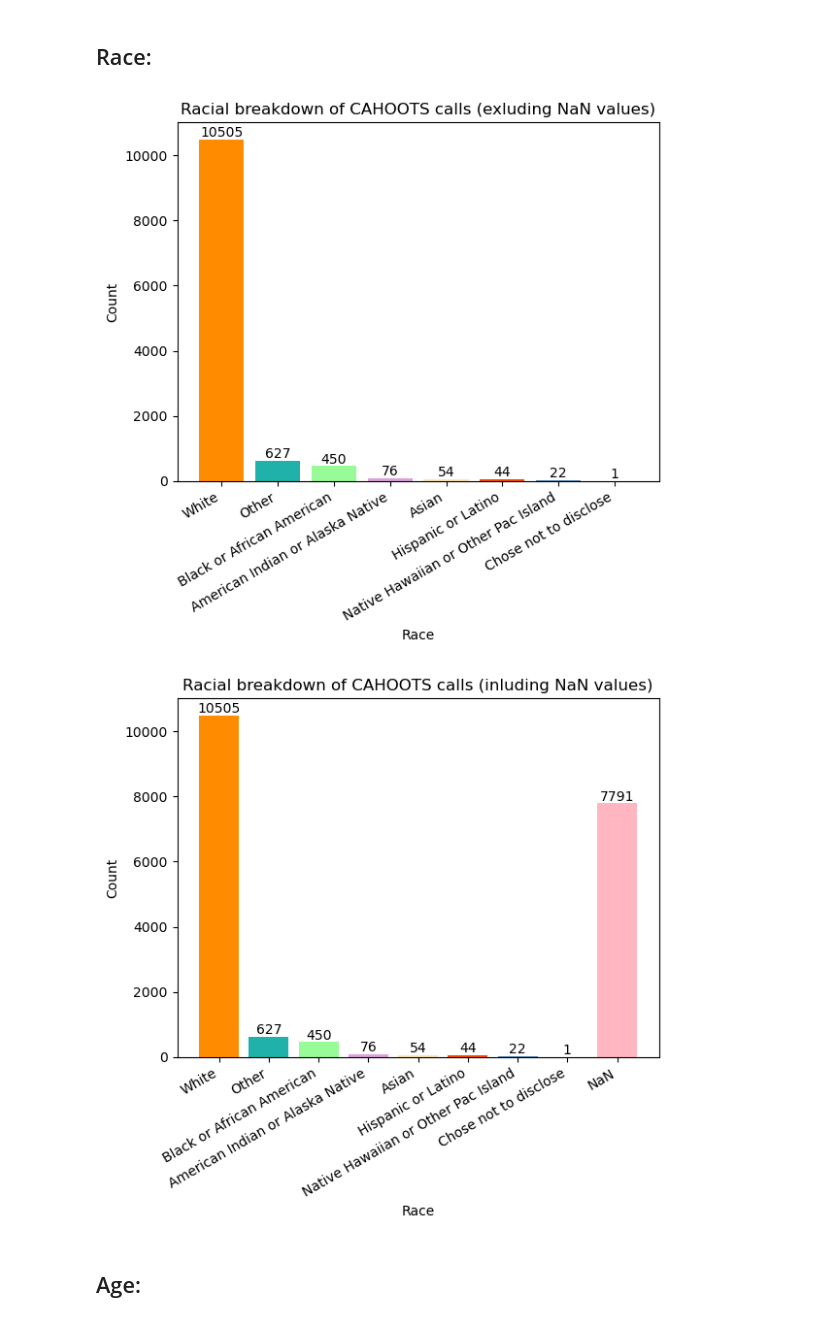
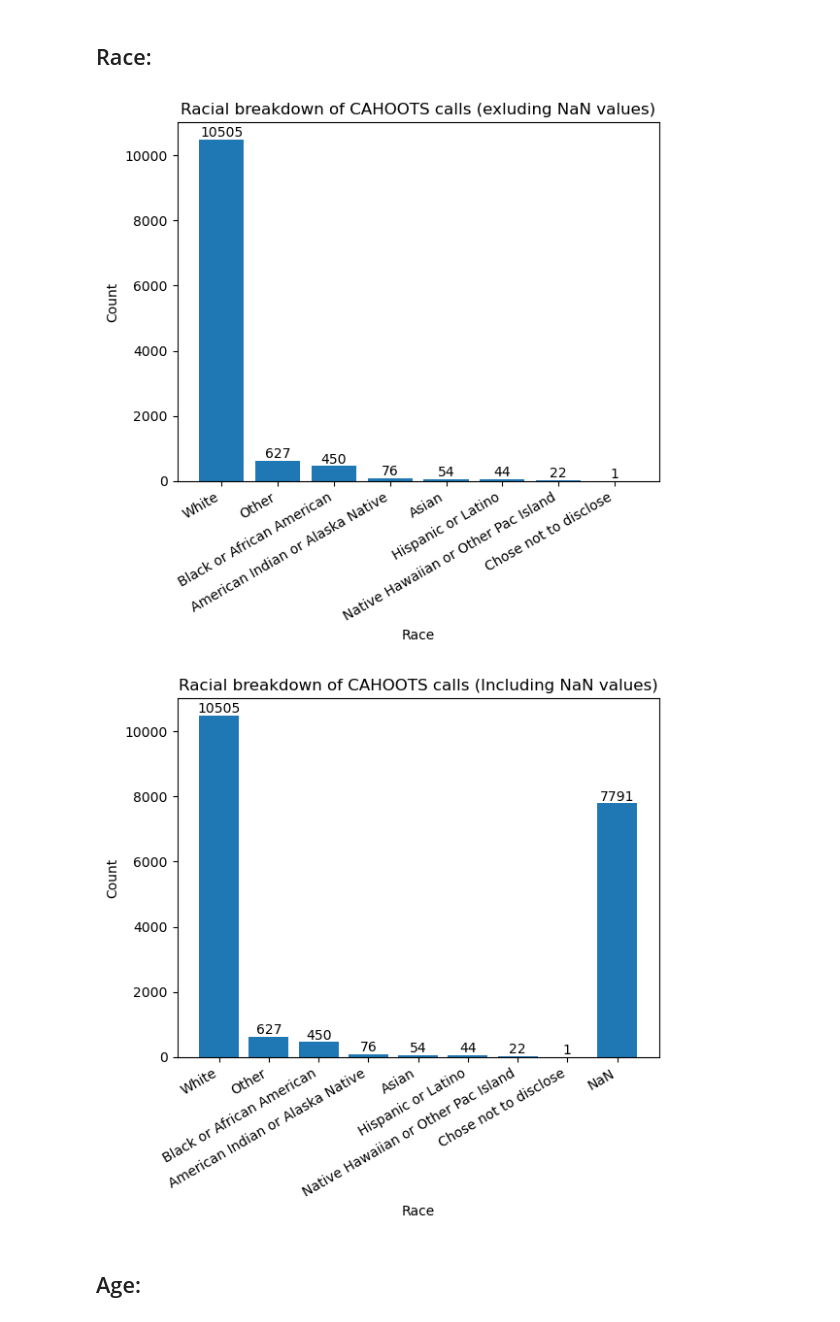
Before and after one commit to ms126/dsci410, a Jupyter notebook: CAHOOTS notebook.ipynb, the cells around one changed output. Drawn from its saved outputs; the diff is of its cells as text; code cells hidden in the pictures.

```diff
--- a/CAHOOTS notebook.ipynb
+++ b/CAHOOTS notebook.ipynb
@@ -110,8 +111,7 @@ race_counts_with_na = pd.concat([race_counts, pd.Series({'NaN': na_race_counts})
 race_counts_with_na #sanity check: race_counts_with_na.sum() = 19570 ✓
 #na_race_counts
 #race_counts
-colors = ['darkorange', 'lightseagreen', 'palegreen', 'plum', 'moccasin', 'orangered', 'steelblue', 'mediumorchid']
-plt.bar(race_counts.index, race_counts.values, color=colors)
+plt.bar(race_counts.index, race_counts.values)
 
 for i, count in enumerate(race_counts.values):
     plt.text(i, count + 10, count, ha='center', va='bottom')
@@ -122,22 +122,20 @@ plt.xlabel('Race')
 plt.xticks(rotation=30, ha='right')
 plt.show()
 # %% [output]
-[figure, old version]
+[figure, new version]
 # %%
-colors = ['darkorange', 'lightseagreen', 'palegreen', 'plum', 'moccasin', 'orangered', 'steelblue', 'mediumorchid',
-          'lightpink']
-plt.bar(race_counts_with_na.index, race_counts_with_na.values, color=colors)
+plt.bar(race_counts_with_na.index, race_counts_with_na.values)
 
 for i, count in enumerate(race_counts_with_na.values):
     plt.text(i, count + 10, count, ha='center', va='bottom')
 
-plt.title('Racial breakdown of CAHOOTS calls (inluding NaN values)')
+plt.title('Racial breakdown of CAHOOTS calls (Including NaN values)')
 plt.ylabel('Count')
 plt.xlabel('Race')
 plt.xticks(rotation=30, ha='right')
 plt.show()
 # %% [output]
-[figure, old version]
+[figure, new version]
 # %% [markdown]
 ## Age:
 # %%
```
Also changed, not shown: parts of 18 cells of this notebook.
